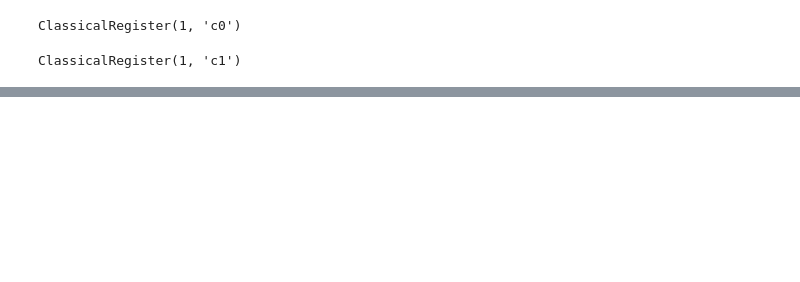
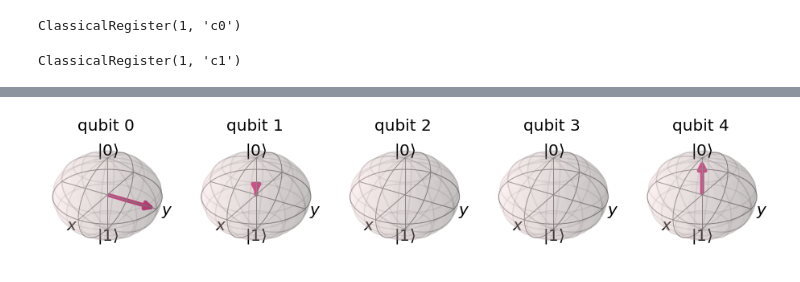
Before and after one commit to CameronBeebe/Qiskit, a Jupyter notebook: Teleportation_GHZ.ipynb, the cells around one changed output, grey strips where cells are left out. Saved outputs shown, nothing was run; the diff lists cells and outputs as text; code cells hidden in the pictures; blank space fills up the shorter version.

```diff
--- a/Teleportation_GHZ.ipynb
+++ b/Teleportation_GHZ.ipynb
@@ -49,0 +60,8 @@ c1: 1/═══════════════
+# %%
+# CB: Initialize simulator.
+backend = qiskit.Aer.get_backend('statevector_simulator')
+# %%
+# CB: Program.
+q_program = qiskit.execute(GHZ_teleport, backend)
+# %%
+output = q_program.result()
@@ -49,0 +87,6 @@ c1: 1/═══════════════
+# %%
+out_state = output.get_statevector()
+# %%
+qiskit.visualization.state_visualization.plot_bloch_multivector(out_state)
+# %% [output]
+[figure, added]
```
Also changed, not shown: parts of 10 cells of this notebook.
